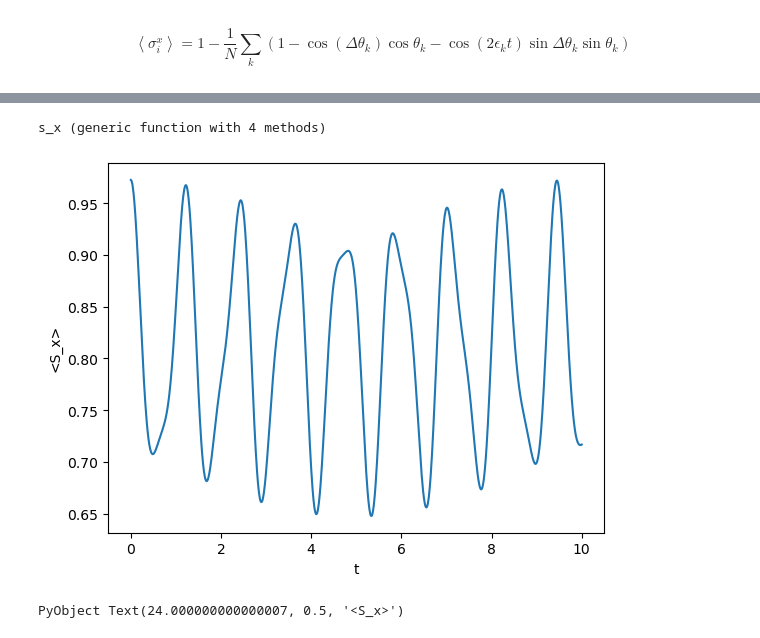
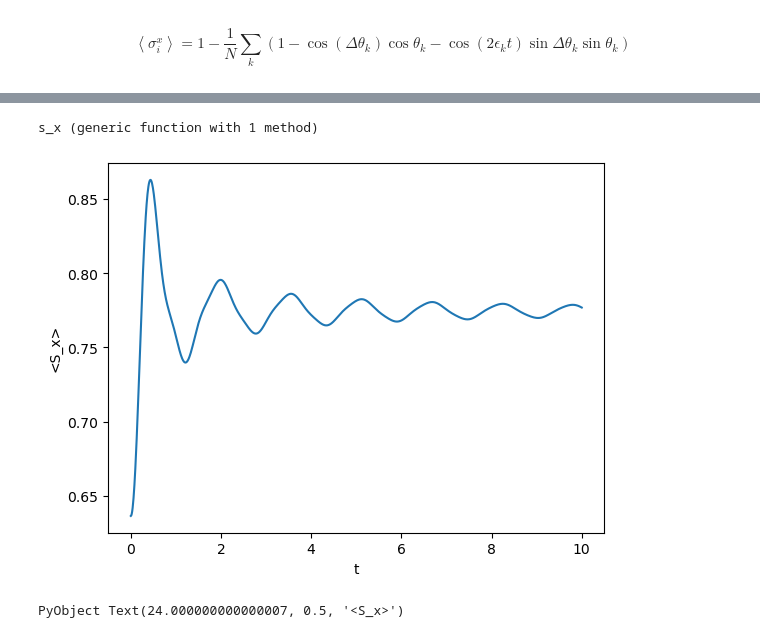
Before and after one commit to AlexanderTrap/Thesis, a Jupyter notebook: transverse_field check.ipynb, the cells around one changed output, grey strips where cells are left out. Saved outputs shown, nothing was run; the diff lists cells and outputs as text; code cells hidden in the pictures.

```diff
--- a/transverse_field check.ipynb
+++ b/transverse_field check.ipynb
@@ -8,7 +3,7 @@ using ITensors, TimeEvoMPS
 # %% [markdown]
 variabelen definiëren
 # %%
-N=5
+N=50
 h_0=1
 h=2
 J=1;
@@ -130,12 +127,12 @@ function s_x(t)
     S_x
 end
 # %% [output]
-s_x (generic function with 4 methods)
+s_x (generic function with 1 method)
 # %%
-t=collect(0:0.01:tf)
+t=collect(0:0.01:10)
 plot(t,s_x(t))
 xlabel("t")
 ylabel("<S_x>")
 # %% [output]
-[figure, old version]
+[figure, new version]
 PyObject Text(24.000000000000007, 0.5, '<S_x>')
```
Also changed, not shown: parts of 7 cells of this notebook.
